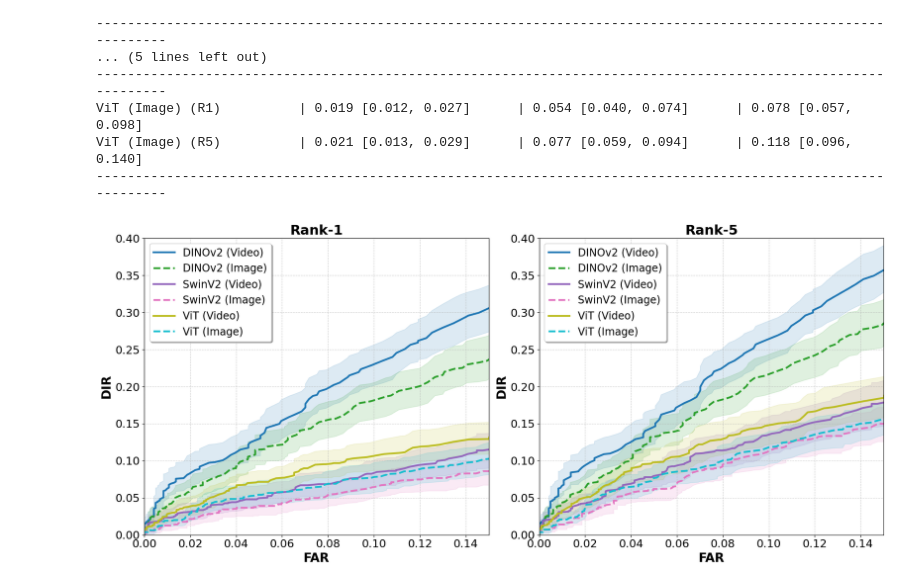
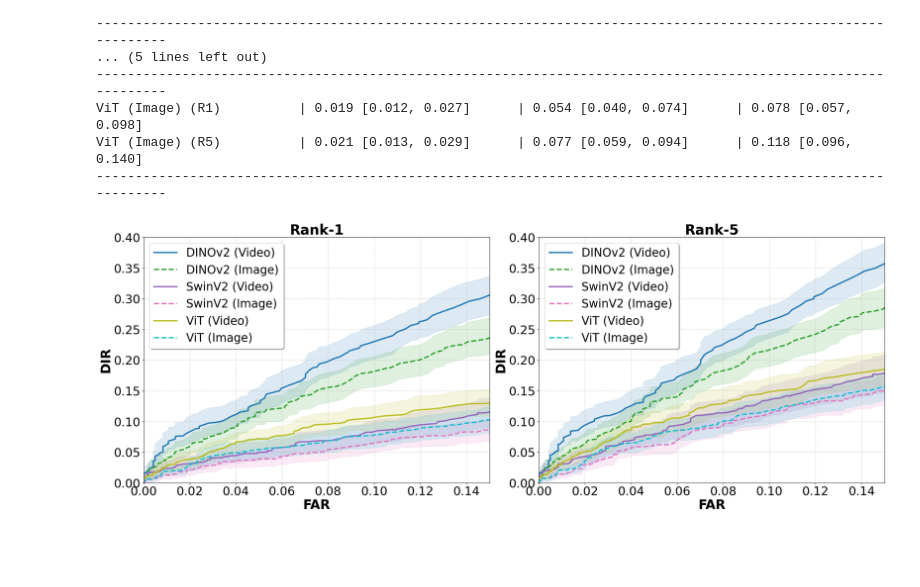
Before and after one commit to markoMedved/DogReID-1553, a Jupyter notebook: evaluation/open_set_plots.ipynb, the cells around one changed output. Saved outputs shown, nothing was run; the diff lists cells and outputs as text; code cells hidden in the pictures; blank space fills up the shorter version.

```diff
--- a/evaluation/open_set_plots.ipynb
+++ b/evaluation/open_set_plots.ipynb
@@ -137,7 +137,7 @@ ViT (Image) (R5)          | 0.021 [0.013, 0.029]      | 0.077 [0.059, 0.094]
 # -------------------------------------------------------------
 MAX_FAR = 0.15
 FAR_TICK_STEP = 0.02
-FONT_SIZE = 18
+FONT_SIZE = 26
 
 # Separate MAX_DIR limits because Rank-5 values will be much higher than Rank-1
 MAX_DIR_R1 = 0.4
@@ -148,7 +148,7 @@ MAX_DIR_R5 = 0.4  # <-- Adjust this depending on your results
 # -------------------------------------------------------------
 
 # Create a figure with 1 row and 2 columns
-fig, axes = plt.subplots(1, 2, figsize=(18, 8))
+fig, axes = plt.subplots(1, 2, figsize=(24, 9))
 
 plot_configs = [
     {"suffix": "r1", "title": "Rank-1", "max_dir": MAX_DIR_R1, "ax": axes[0]},
@@ -162,38 +162,37 @@ for config in plot_configs:
     for i, (name, res) in enumerate(all_results.items()):
         fars       = res["mean_fars"]
 
-        # Dynamically grab the correct keys based on the current loop (r1 or r5)
         dirs       = res[f"mean_dirs_{config['suffix']}"]
         dirs_lower = res[f"lower_dirs_{config['suffix']}"]
         dirs_upper = res[f"upper_dirs_{config['suffix']}"]
 
         color = colors(i)
 
         ax.fill_between(fars, dirs_lower, dirs_upper, color=color, alpha=0.15)
 
         line_style = '-' if "(Video)" in name or "(Image)" not in name else '--'
         ax.plot(fars, dirs, color=color, linestyle=line_style, linewidth=3, label=name)
 
     # --- Format the Subplot with Larger Fonts ---
     ax.set_title(config["title"], fontsize=FONT_SIZE + 4, fontweight='bold')
     ax.set_xlabel("FAR", fontsize=FONT_SIZE + 2, fontweight='bold')
     ax.set_ylabel("DIR", fontsize=FONT_SIZE + 2, fontweight='bold')
 
     # --- Axis Tick Labels ---
     ax.set_xticks(np.arange(0, MAX_FAR + 0.01, step=FAR_TICK_STEP))
     ax.tick_params(axis='both', which='major', labelsize=FONT_SIZE)
 
     # --- Dynamic Axis Control ---
     ax.set_xlim(0, MAX_FAR)
     ax.set_ylim(0, config["max_dir"])
 
     ax.grid(True, linestyle='--', alpha=0.6)
 
     # --- Legend Configuration ---
     ax.legend(fontsize=FONT_SIZE - 1, loc='upper left', frameon=True, shadow=True, facecolor='white')
 
 plt.tight_layout()
 plt.savefig("figs/open_world.png")
 plt.show()
 # %% [output]
-[figure, old version]
+[figure, new version]
```
Also changed, not shown: parts of 2 cells of this notebook, 13 other files.
